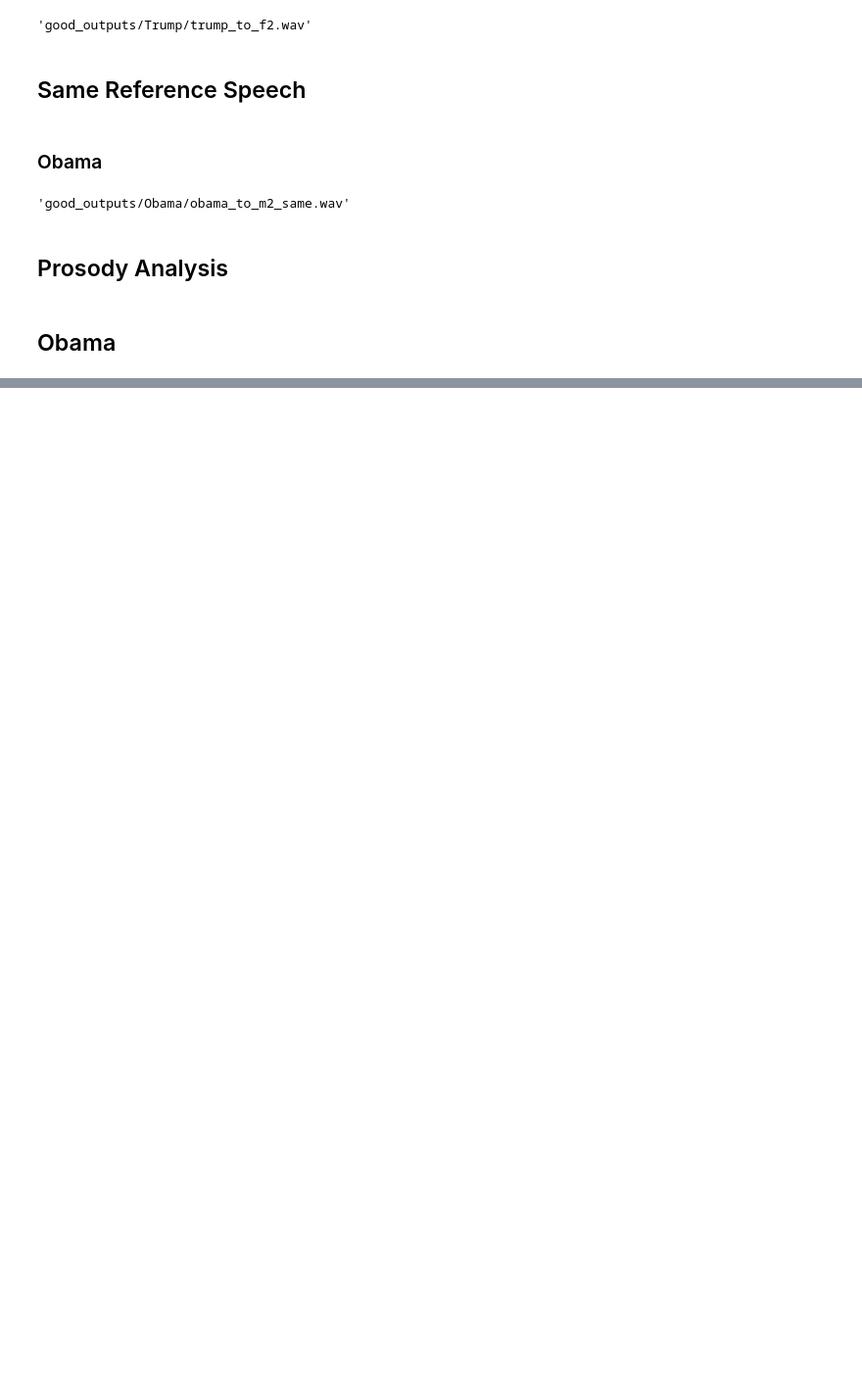
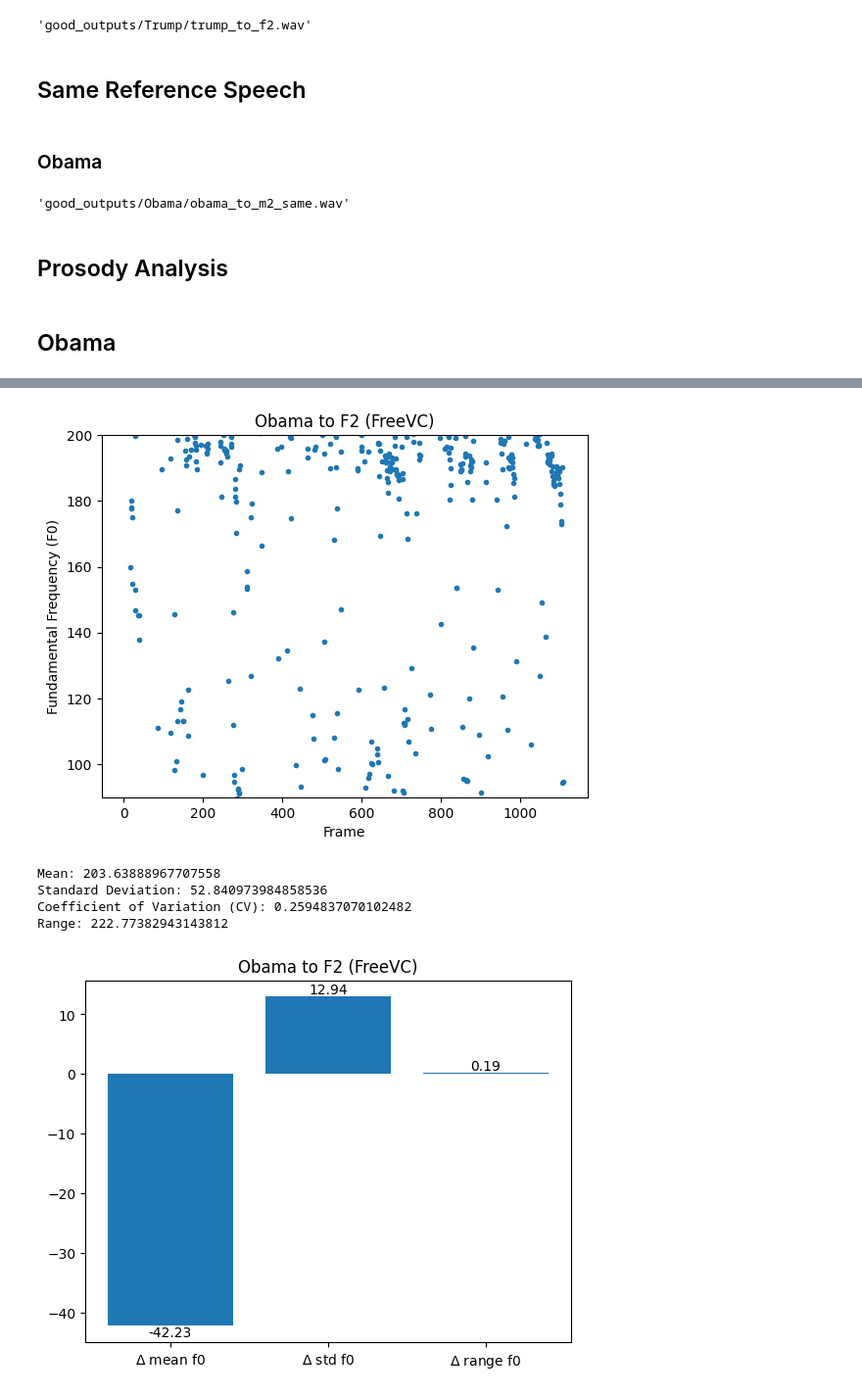
Before and after one commit to ndsoham/PSI-Prosody-Experiment, a Jupyter notebook: Timbre-Conversion-FreeVC.ipynb, the cells around one changed output, grey strips where cells are left out. Shown at 98% size. Cells and saved outputs as stored; diff of their text form; code cells hidden in the pictures; blank space fills up the shorter version.

```diff
--- a/Timbre-Conversion-FreeVC.ipynb
+++ b/Timbre-Conversion-FreeVC.ipynb
@@ -148,0 +167,11 @@ Range: 222.77382943143812
+# %%
+obama_to_f2_f0s = estimate_frequencies("good_outputs/Obama/FreeVC/obama_to_f2.wav", "Obama to F2 (FreeVC)")
+print_statistics(obama_to_f2_f0s)
+plot_delta_statistics(obama_bf_f0s, obama_to_f2_f0s, "Obama to F2 (FreeVC)")
+# %% [output]
+[figure, added]
+Mean: 203.63888967707558
+Standard Deviation: 52.840973984858536
+Coefficient of Variation (CV): 0.2594837070102482
+Range: 222.77382943143812
+[figure, added]
```
Also changed, not shown: parts of 20 cells of this notebook.
